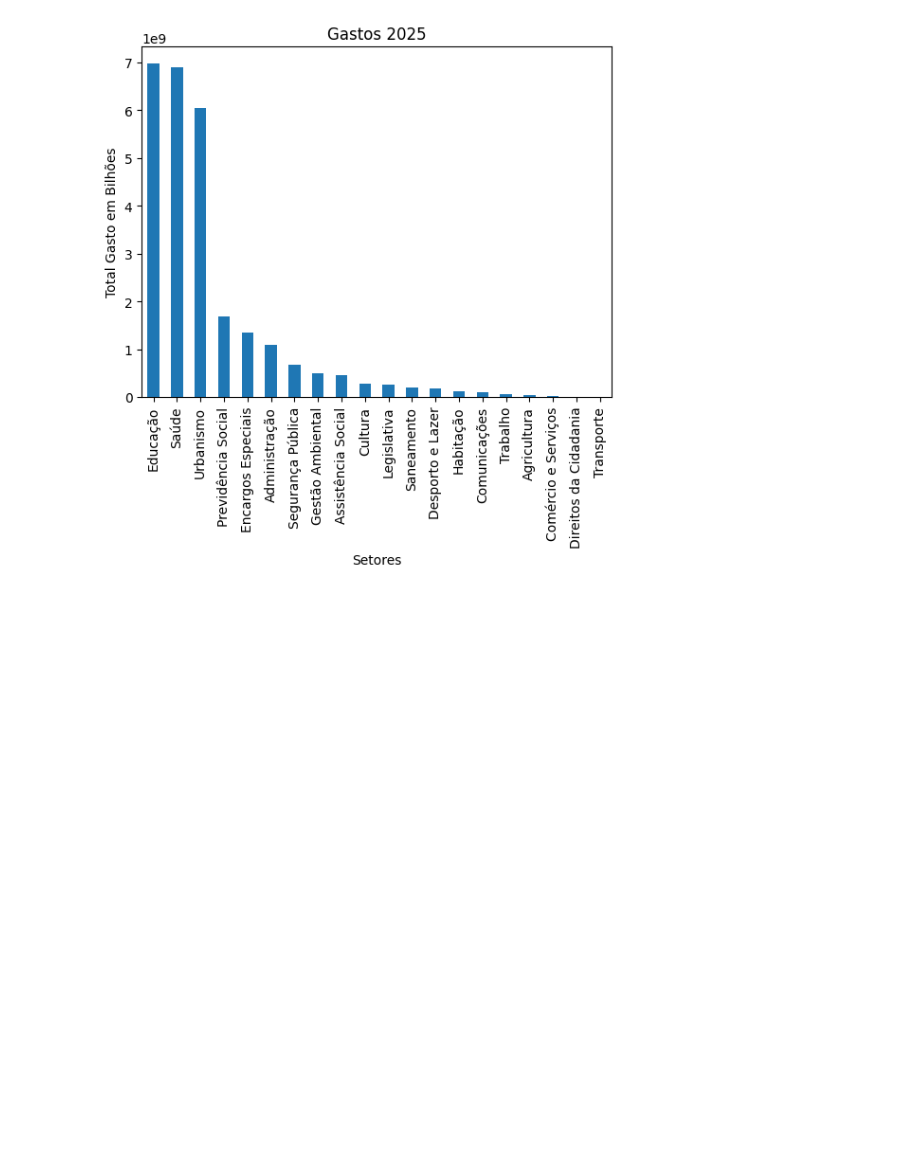
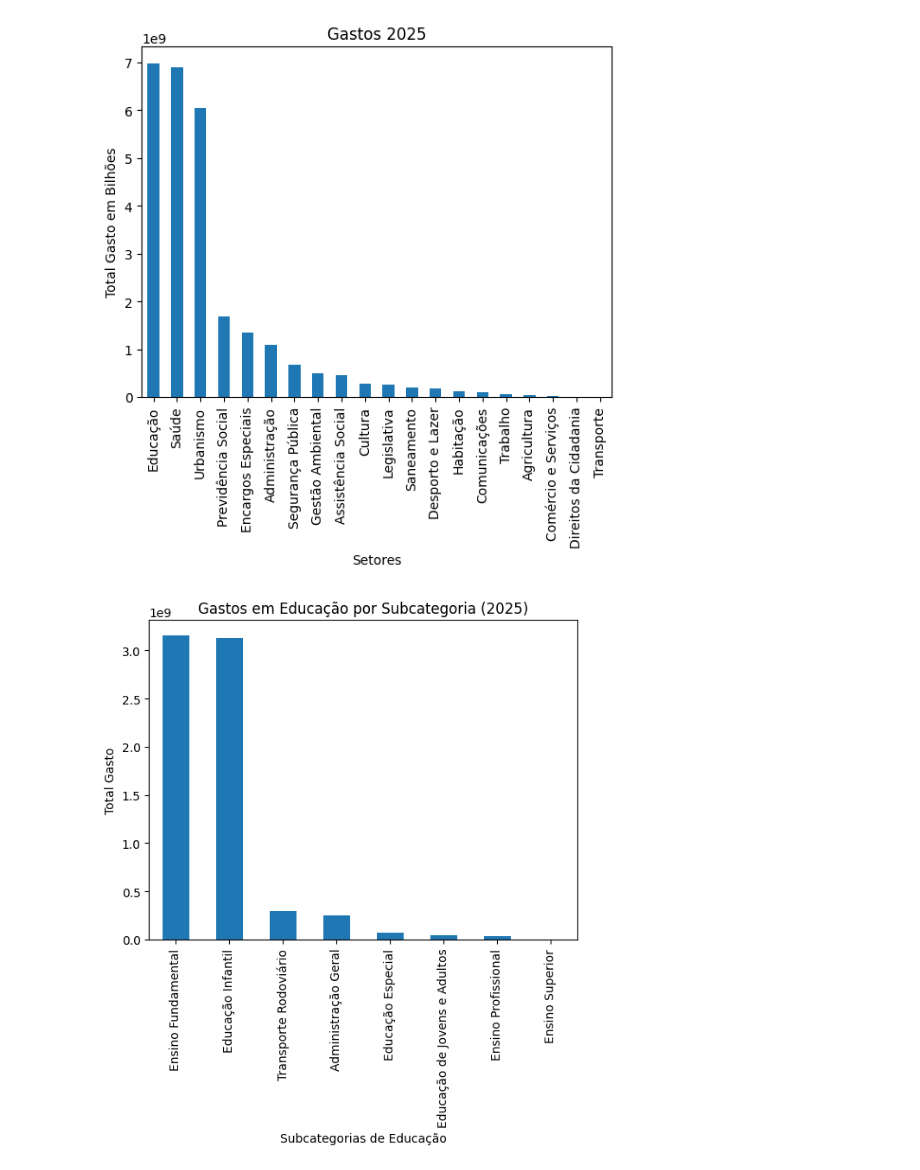
Before and after one commit to inayan60/PersonalPortifolio, a Jupyter notebook: Gastos_Joinville_2025.ipynb, the cells around one changed output. Cells and saved outputs as stored; diff of their text form; code cells hidden in the pictures; blank space fills up the shorter version.

```diff
--- a/Gastos_Joinville_2025.ipynb
+++ b/Gastos_Joinville_2025.ipynb
@@ -116,3 +146,15 @@ plt.title("Gastos 2025")
 plt.show()
 # %% [output]
 [figure]
+# %%
+gastos_educacao_fone = df_processada[df_processada['despesa.funcao.denominacao'] == 'Educação']
+
+gastos_fonte_educacao = gastos_educacao.groupby("despesa.subfuncao.denominacao")["valorMovimento"].sum().sort_values(ascending=False)
+
+gastos_fonte_educacao.plot(kind="bar")
+plt.ylabel("Total Gasto")
+plt.xlabel("Subcategorias de Educação")
+plt.title("Gastos em Educação por Subcategoria (2025)")
+plt.show()
+# %% [output]
+[figure, added]
```
Also changed, not shown: parts of 21 cells of this notebook.
